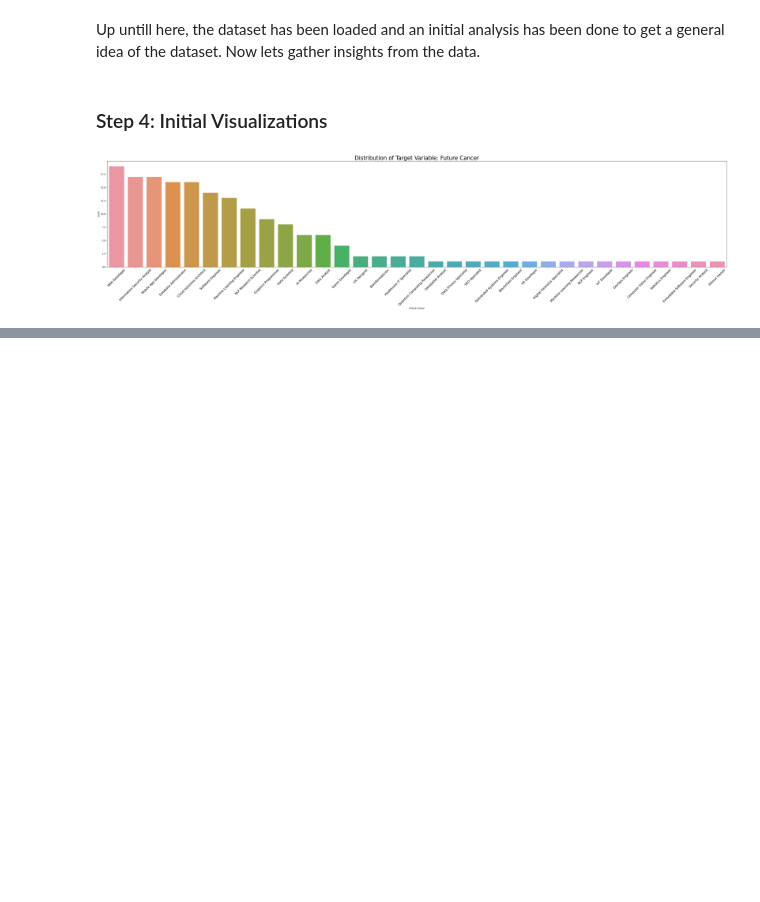
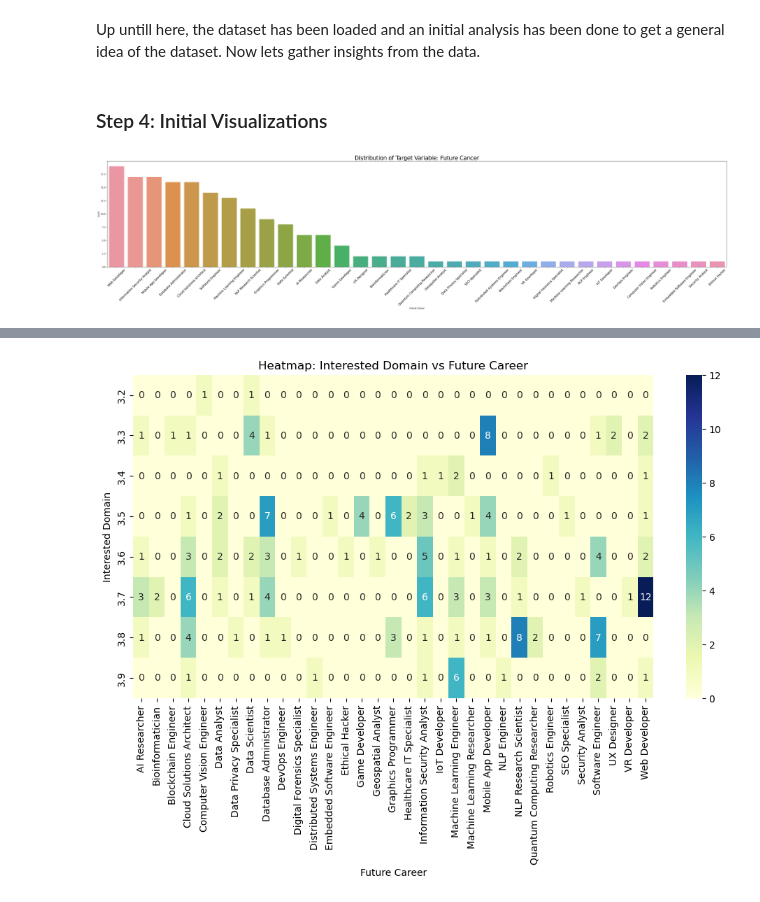
Before and after one commit to pegasus991/career-counsellor-ml, a Jupyter notebook: notebooks/EDA.ipynb, the cells around one changed output, grey strips where cells are left out. Cells and saved outputs as stored; diff of their text form; code cells hidden in the pictures; blank space fills up the shorter version.

Commit message:
Comparison graphs between categories and Future Career

```diff
--- a/notebooks/EDA.ipynb
+++ b/notebooks/EDA.ipynb
@@ -128,0 +129,11 @@ plt.show()
+# %%
+pivot_table = df.pivot_table(index='GPA', columns='Future Career', aggfunc='size', fill_value=0)
+
+plt.figure(figsize=(12, 6))
+sns.heatmap(pivot_table, annot=True, fmt='d', cmap='YlGnBu')
+plt.title('Heatmap: Interested Domain vs Future Career')
+plt.xlabel('Future Career')
+plt.ylabel('Interested Domain')
+plt.show()
+# %% [output]
+[figure, added]
```
Also changed, not shown: parts of 13 cells of this notebook.
